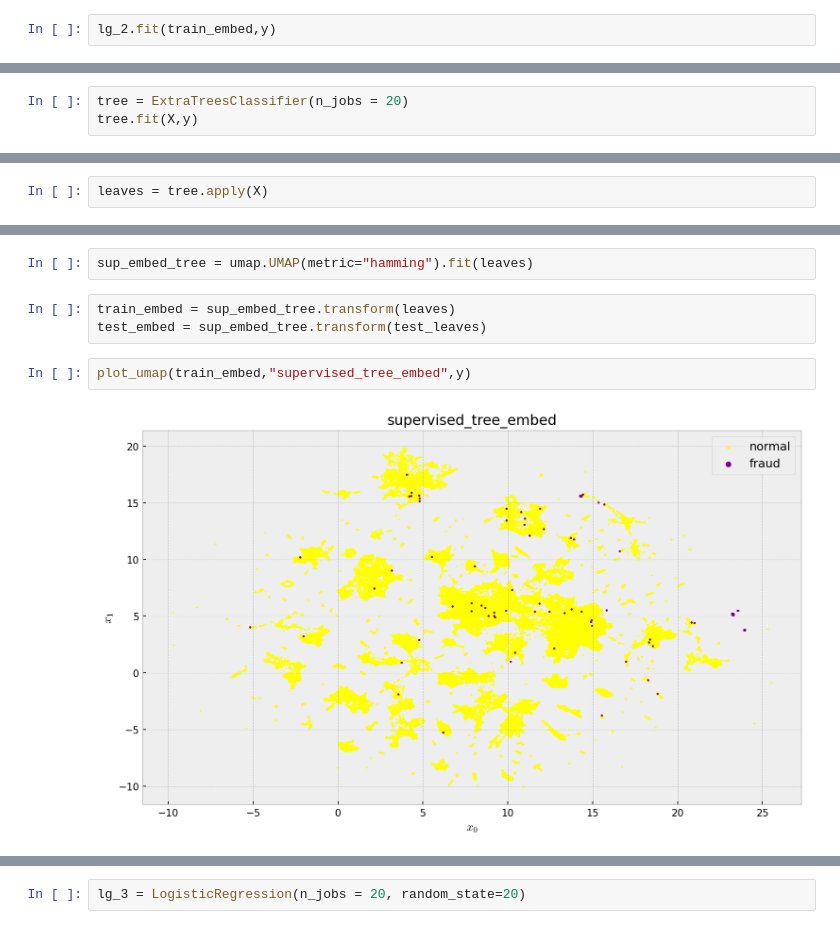
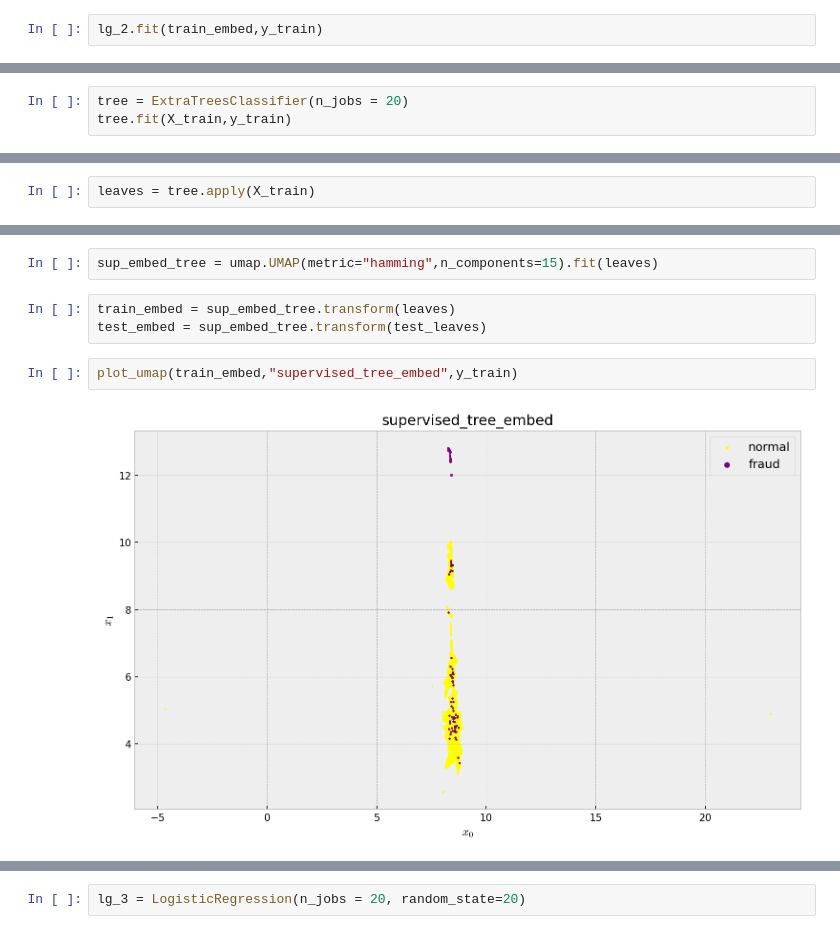
Before and after one commit to mzhou356/creditCardFraud, a Jupyter notebook: SupervisedLearning/notebooks/Logistic_Regression_Classifier_UMAP_Transformation.ipynb, the cells around one changed output, grey strips where cells are left out. Saved outputs shown, nothing was run; the diff lists cells and outputs as text.

```diff
--- a/SupervisedLearning/notebooks/Logistic_Regression_Classifier_UMAP_Transformation.ipynb
+++ b/SupervisedLearning/notebooks/Logistic_Regression_Classifier_UMAP_Transformation.ipynb
@@ -101,5 +93,5 @@ plot_umap(test_embed,"unsupervised_embed_test",y_test)
 # %%
-lg_2.fit(train_embed,y)
+lg_2.fit(train_embed,y_train)
 # %% [output]
 LogisticRegression(n_jobs=20, random_state=20)
 # %%
@@ -123,7 +118,7 @@ weighted avg       1.00      1.00      1.00     28481
 from sklearn.ensemble import ExtraTreesClassifier
 # %%
 tree = ExtraTreesClassifier(n_jobs = 20)
-tree.fit(X,y)
+tree.fit(X_train,y_train)
 # %% [output]
 ExtraTreesClassifier(n_jobs=20)
 # %%
@@ -142,16 +141,16 @@ weighted avg       1.00      1.00      1.00     28481
 # %%
-leaves = tree.apply(X)
+leaves = tree.apply(X_train)
 # %%
 test_leaves = tree.apply(X_test)
 # %%
-sup_embed_tree = umap.UMAP(metric="hamming").fit(leaves)
+sup_embed_tree = umap.UMAP(metric="hamming",n_components=15).fit(leaves)
 # %%
 train_embed = sup_embed_tree.transform(leaves)
 test_embed = sup_embed_tree.transform(test_leaves)
 # %%
-plot_umap(train_embed,"supervised_tree_embed",y)
+plot_umap(train_embed,"supervised_tree_embed",y_train)
 # %% [output]
-[figure, old version]
+[figure, new version]
 # %%
 plot_umap(train_embed,"supervised_test_tree_embed",y_test)
 # %% [output]
```
Also changed, not shown: parts of 39 cells of this notebook.
